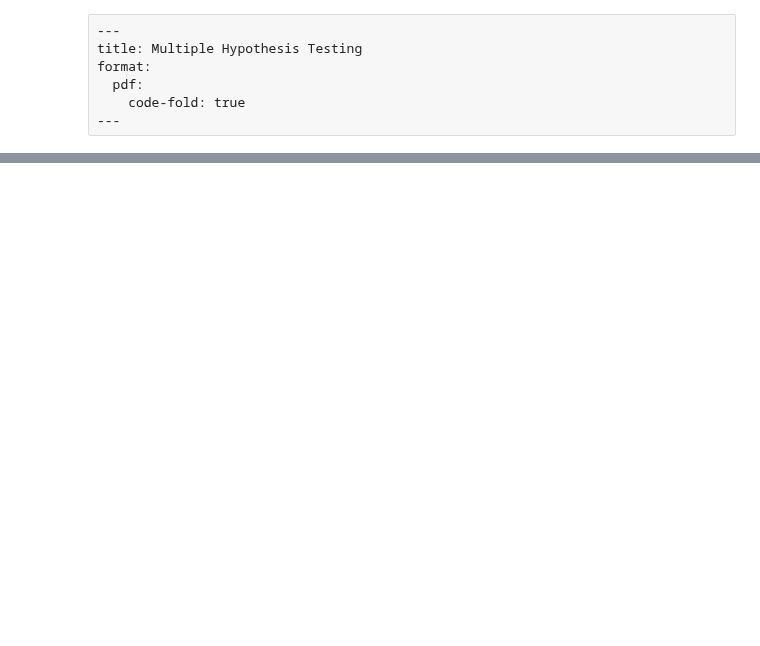
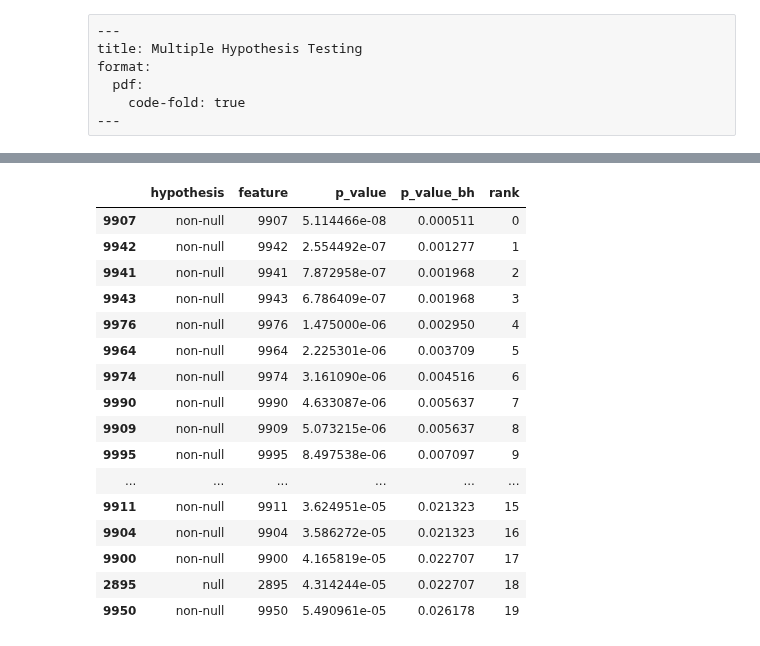
Before and after one commit to igor-sb/blog, a Jupyter notebook: multiple_hypothesis_testing.ipynb, the cells around one changed output, grey strips where cells are left out. Saved outputs shown, nothing was run; the diff lists cells and outputs as text; code cells hidden in the pictures; blank space fills up the shorter version.

```diff
--- a/multiple_hypothesis_testing.ipynb
+++ b/multiple_hypothesis_testing.ipynb
@@ -86,0 +183,22 @@ The earliest and perhaps the most popular method for correcting for multiple hyp
+# %%
+pval_sorted_df = df[['hypothesis', 'feature', 'p_value', 'p_value_bh']].sort_values('p_value_bh')
+pval_sorted_df['rank'] = range(len(pval_sorted_df))
+pval_sorted_df.head(20)
+# %% [output]
+|  | hypothesis | feature | p_value | p_value_bh | rank |
+| 9907 | non-null | 9907 | 5.114466e-08 | 0.000511 | 0 |
+| 9942 | non-null | 9942 | 2.554492e-07 | 0.001277 | 1 |
+| 9941 | non-null | 9941 | 7.872958e-07 | 0.001968 | 2 |
+| 9943 | non-null | 9943 | 6.786409e-07 | 0.001968 | 3 |
+| 9976 | non-null | 9976 | 1.475000e-06 | 0.002950 | 4 |
+| 9964 | non-null | 9964 | 2.225301e-06 | 0.003709 | 5 |
+| 9974 | non-null | 9974 | 3.161090e-06 | 0.004516 | 6 |
+| 9990 | non-null | 9990 | 4.633087e-06 | 0.005637 | 7 |
+| 9909 | non-null | 9909 | 5.073215e-06 | 0.005637 | 8 |
+| 9995 | non-null | 9995 | 8.497538e-06 | 0.007097 | 9 |
+| ... | ... | ... | ... | ... | ... |
+| 9911 | non-null | 9911 | 3.624951e-05 | 0.021323 | 15 |
+| 9904 | non-null | 9904 | 3.586272e-05 | 0.021323 | 16 |
+| 9900 | non-null | 9900 | 4.165819e-05 | 0.022707 | 17 |
+| 2895 | null | 2895 | 4.314244e-05 | 0.022707 | 18 |
+| 9950 | non-null | 9950 | 5.490961e-05 | 0.026178 | 19 |
```
Also changed, not shown: parts of 22 cells of this notebook, 3 other files.
